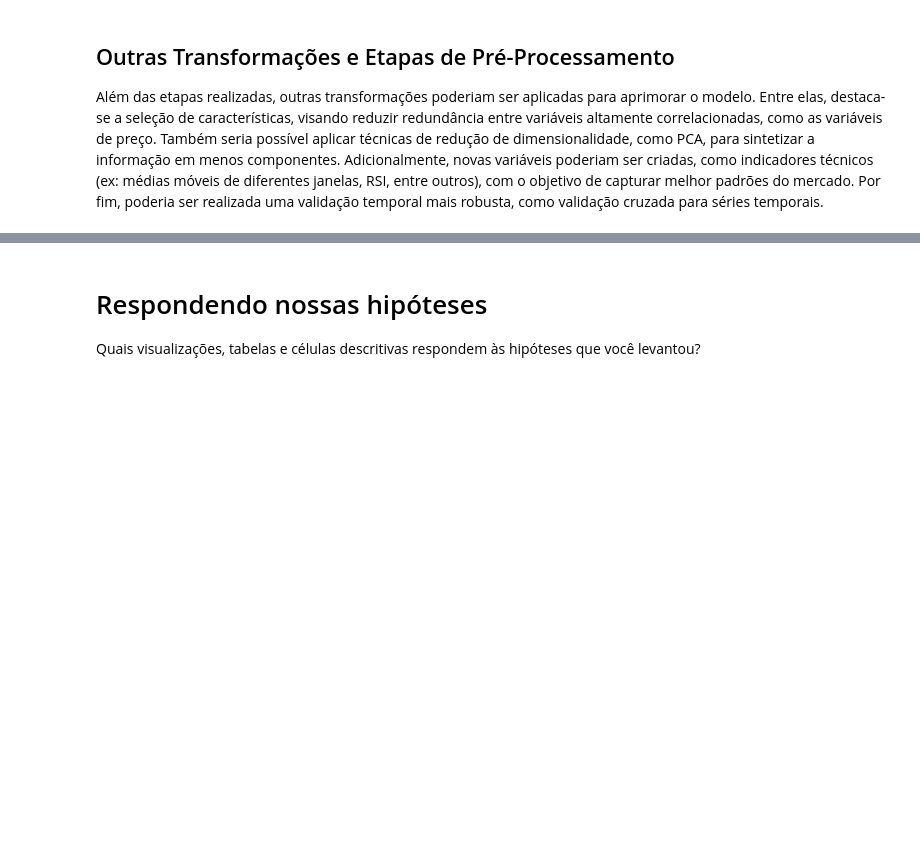
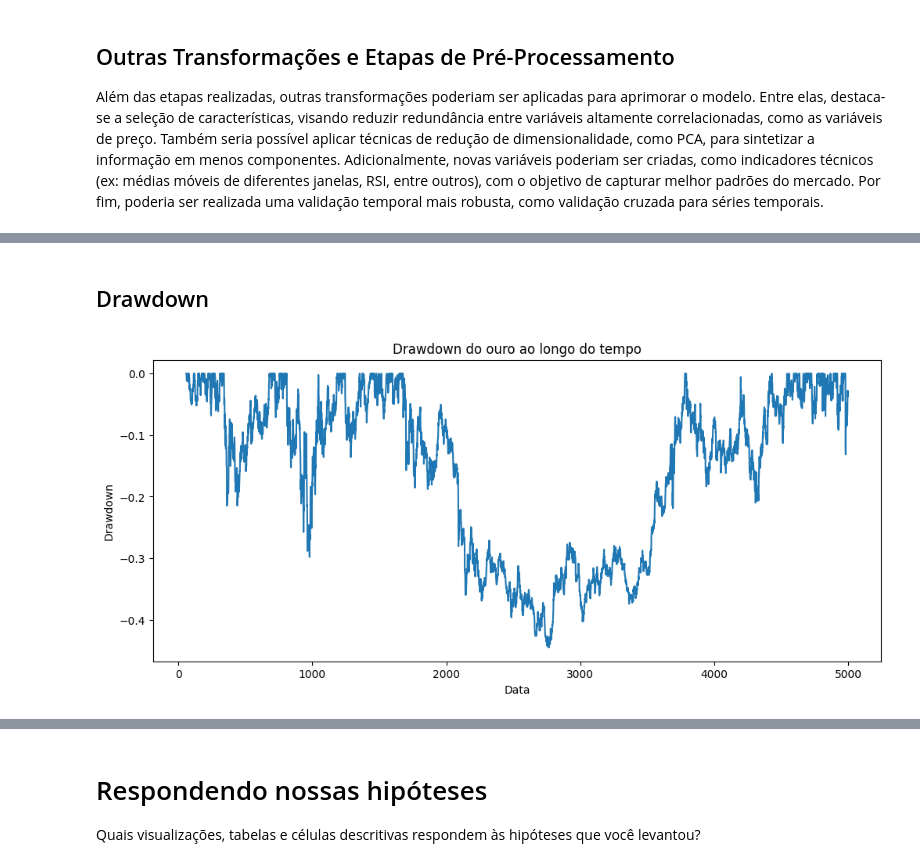
Before and after one commit to lalipedrozo/PUC_MVP_Analise_de_Dados, a Jupyter notebook: PUC_MVP_Analise_de_Dados.ipynb, the cells around one changed output, grey strips where cells are left out. Cells and saved outputs as stored; diff of their text form; code cells hidden in the pictures; blank space fills up the shorter version.

```diff
--- a/PUC_MVP_Analise_de_Dados.ipynb
+++ b/PUC_MVP_Analise_de_Dados.ipynb
@@ -563,0 +594,18 @@ Por fim, poderia ser realizada uma validação temporal mais robusta, como valid
+# %% [markdown]
+## Drawdown
+# %%
+# Drawdown
+# pico acumulado
+df['Cumulative_Max'] = df['Cumulative_Return'].cummax()
+
+# drawdown
+df['Drawdown'] = df['Cumulative_Return'] / df['Cumulative_Max'] - 1
+
+plt.figure(figsize=(12,5))
+plt.plot(df.index, df['Drawdown'])
+plt.title('Drawdown do ouro ao longo do tempo')
+plt.xlabel('Data')
+plt.ylabel('Drawdown')
+plt.show()
+# %% [output]
+[figure, added]
```
Also changed, not shown: parts of 64 cells of this notebook.
